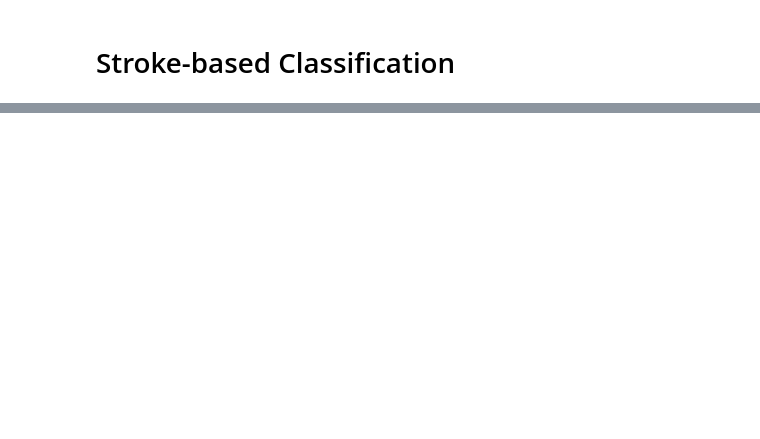
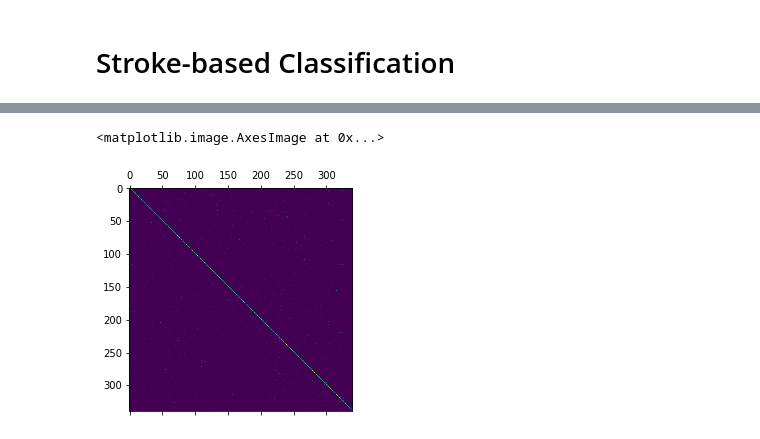
Before and after one commit to abel-leulseged/Quick-Draw, a Jupyter notebook: Preprocess.ipynb, the cells around one changed output, grey strips where cells are left out. Cells and saved outputs as stored; diff of their text form; code cells hidden in the pictures; blank space fills up the shorter version.

Commit message:
First Model

```diff
--- a/Preprocess.ipynb
+++ b/Preprocess.ipynb
@@ -163,0 +163,25 @@ for c_id, c_ax in zip(rand_idxs, m_axs.flatten()):
+# %%
+weight_path="{}_weights.best.hdf5".format('stroke_lstm_model')
+
+checkpoint = ModelCheckpoint(weight_path, monitor='val_loss', verbose=1,
+                             save_best_only=True, mode='min', save_weights_only = True)
+
+
+reduceLROnPlat = ReduceLROnPlateau(monitor='val_loss', factor=0.8, patience=10,
+                                   verbose=1, mode='auto', epsilon=0.0001, cooldown=5, min_lr=0.0001)
+early = EarlyStopping(monitor="val_loss",
+                      mode="min",
+                      patience=5) # probably needs to be more patient, but kaggle time is limited
+callbacks_list = [checkpoint, early, reduceLROnPlat]
+# %%
+from IPython.display import clear_output
+stroke_read_model.fit(train_X, train_y,
+                      validation_data = (valid_X, valid_y),
+                      batch_size = batch_size,
+                      epochs = 50,
+                      callbacks = callbacks_list)
+clear_output()
+# %%
+stroke_read_model.load_weights(weight_path)
+lstm_results = stroke_read_model.evaluate(test_X, test_y, batch_size = 4096)
+print('Accuracy: %2.1f%%, Top 3 Accuracy %2.1f%%' % (100*lstm_results[1], 100*lstm_results[2]))
@@ -163,0 +191,9 @@ for c_id, c_ax in zip(rand_idxs, m_axs.flatten()):
+# %%
+from sklearn.metrics import confusion_matrix, classification_report
+test_cat = np.argmax(test_y, 1)
+pred_y = stroke_read_model.predict(test_X, batch_size = 4096)
+pred_cat = np.argmax(pred_y, 1)
+plt.matshow(confusion_matrix(test_cat, pred_cat))
+# %% [output]
+<matplotlib.image.AxesImage at 0x...>
+[figure, added]
```
Also changed, not shown: parts of 9 cells of this notebook, 1 other file.
